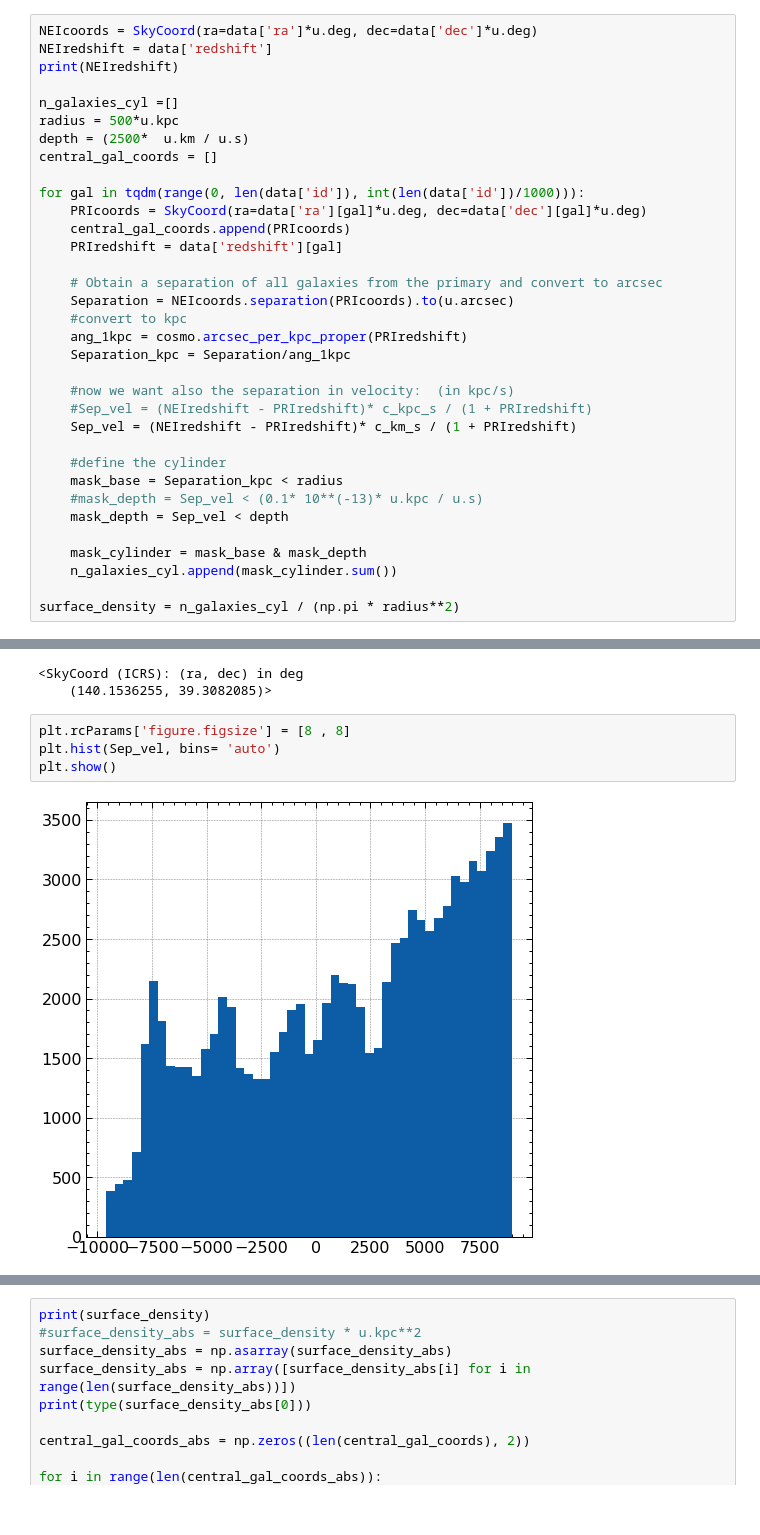
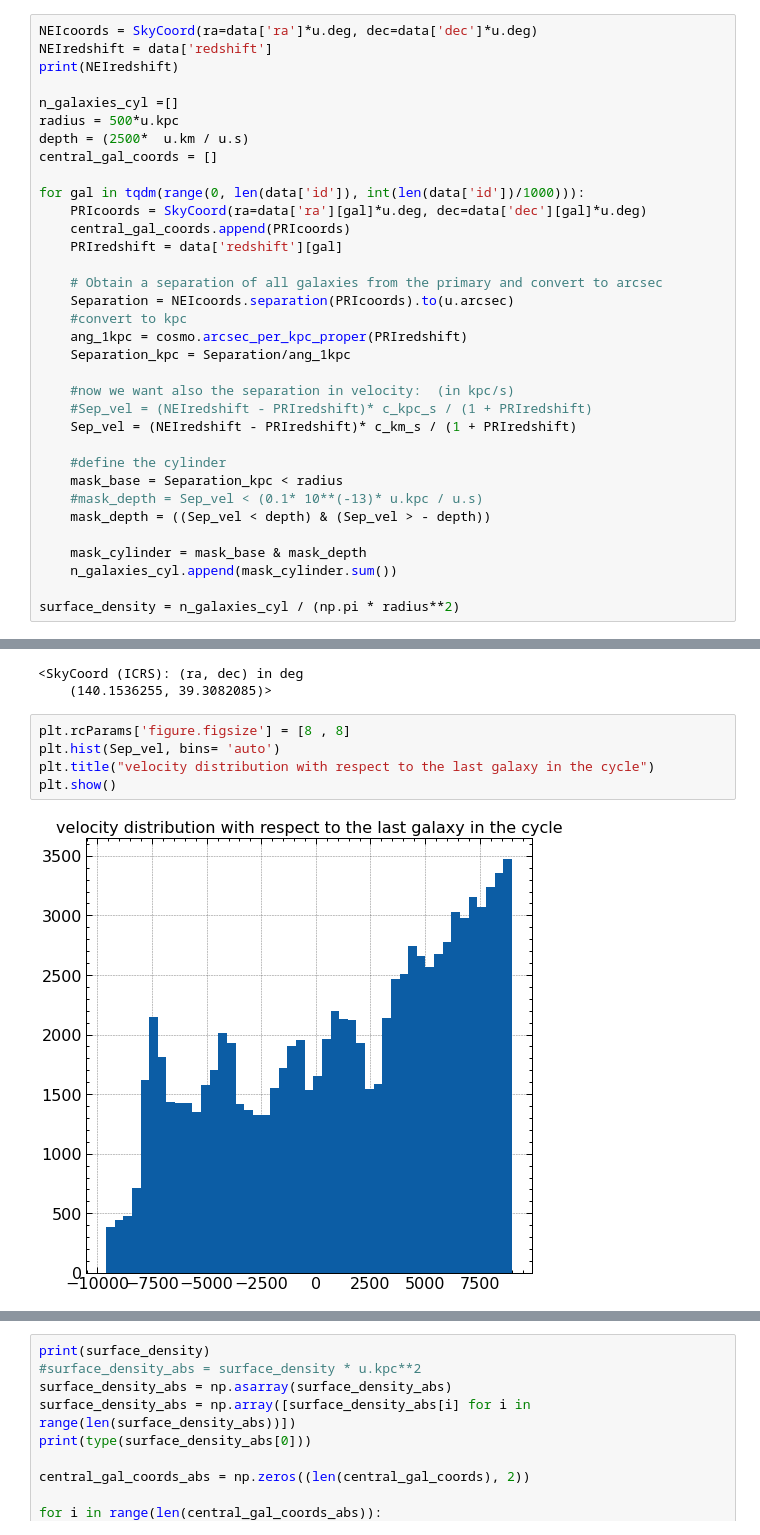
Before and after one commit to M-Bianchi/Laboratory_of_Data_Analysis, a Jupyter notebook: MainActivity/Lecture5.ipynb, the cells around one changed output, grey strips where cells are left out. Drawn from its saved outputs; the diff is of its cells as text.

```diff
--- a/MainActivity/Lecture5.ipynb
+++ b/MainActivity/Lecture5.ipynb
@@ -247,7 +253,7 @@ for gal in tqdm(range(0, len(data['id']), int(len(data['id'])/1000))):
     #define the cylinder
     mask_base = Separation_kpc < radius
     #mask_depth = Sep_vel < (0.1* 10**(-13)* u.kpc / u.s)
-    mask_depth = Sep_vel < depth
+    mask_depth = ((Sep_vel < depth) & (Sep_vel > - depth))
 
     mask_cylinder = mask_base & mask_depth
     n_galaxies_cyl.append(mask_cylinder.sum())
@@ -274,6 +282,7 @@ central_gal_coords[0]
 # %%
 plt.rcParams['figure.figsize'] = [8 , 8]
 plt.hist(Sep_vel, bins= 'auto')
+plt.title("velocity distribution with respect to the last galaxy in the cycle")
 plt.show()
 # %% [output]
-[figure, old version]
+[figure, new version]
```
Also changed, not shown: parts of 7 cells of this notebook.
